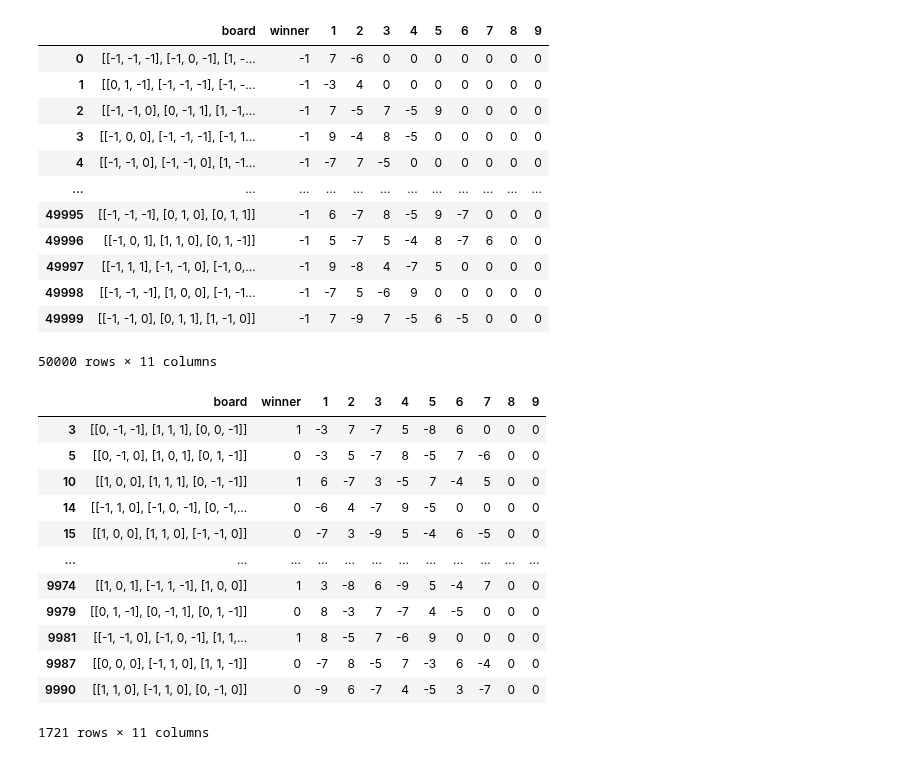
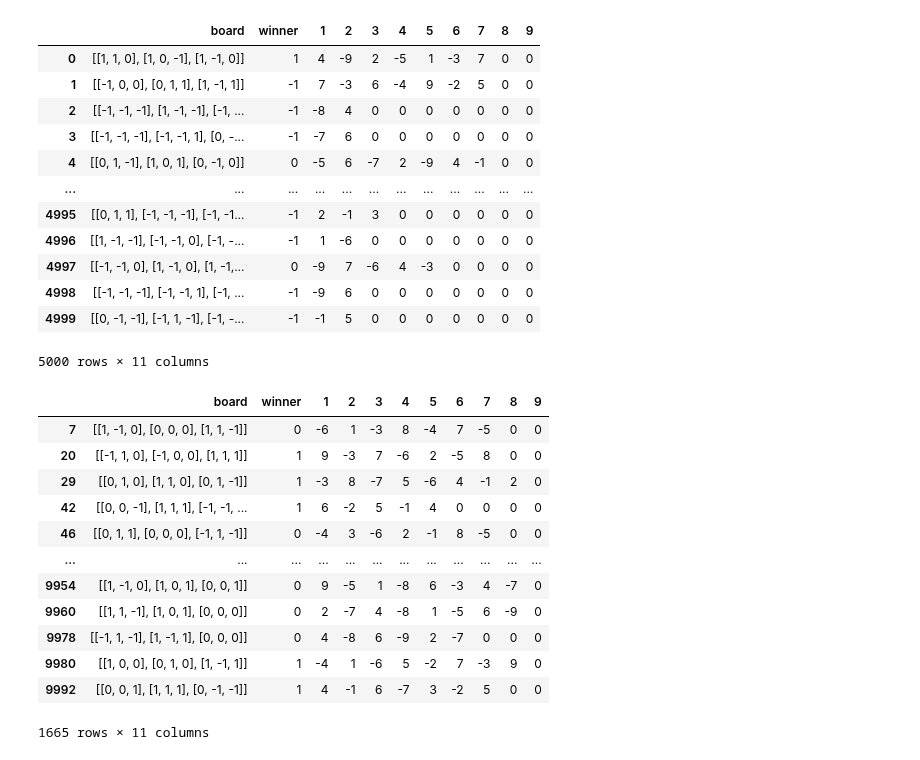
Before and after one commit to ScruffyTheMoose/TTT_ML, a Jupyter notebook: data/sample_generator.ipynb, the cells around one changed output. Saved outputs shown, nothing was run; the diff lists cells and outputs as text; code cells hidden in the pictures.

```diff
--- a/data/sample_generator.ipynb
+++ b/data/sample_generator.ipynb
@@ -5,36 +5,36 @@ sys.path.append('..')
 from TicTacToe import GameTools as gt
 import Sample
 # %%
-full_mixed_dataset = Sample.random_samples(n_samples=50000, save_file=True, directory="50k_mixed.csv")
+full_mixed_dataset = Sample.random_samples(n_samples=5000, save_file=True, directory="5k_mixed.csv")
 full_mixed_dataset
 # %% [output]
 |  | board | winner | 1 | 2 | 3 | 4 | 5 | 6 | 7 | 8 | 9 |
-| 0 | [[-1, -1, -1], [-1, 0, -1], [1, -... | -1 | 7 | -6 | 0 | 0 | 0 | 0 | 0 | 0 | 0 |
-| 1 | [[0, 1, -1], [-1, -1, -1], [-1, -... | -1 | -3 | 4 | 0 | 0 | 0 | 0 | 0 | 0 | 0 |
-| 2 | [[-1, -1, 0], [0, -1, 1], [1, -1,... | -1 | 7 | -5 | 7 | -5 | 9 | 0 | 0 | 0 | 0 |
-| 3 | [[-1, 0, 0], [-1, -1, -1], [-1, 1... | -1 | 9 | -4 | 8 | -5 | 0 | 0 | 0 | 0 | 0 |
-| 4 | [[-1, -1, 0], [-1, -1, 0], [1, -1... | -1 | -7 | 7 | -5 | 0 | 0 | 0 | 0 | 0 | 0 |
+| 0 | [[1, 1, 0], [1, 0, -1], [1, -1, 0]] | 1 | 4 | -9 | 2 | -5 | 1 | -3 | 7 | 0 | 0 |
+| 1 | [[-1, 0, 0], [0, 1, 1], [1, -1, 1]] | -1 | 7 | -3 | 6 | -4 | 9 | -2 | 5 | 0 | 0 |
+| 2 | [[-1, -1, -1], [1, -1, -1], [-1, ... | -1 | -8 | 4 | 0 | 0 | 0 | 0 | 0 | 0 | 0 |
+| 3 | [[-1, -1, -1], [-1, -1, 1], [0, -... | -1 | -7 | 6 | 0 | 0 | 0 | 0 | 0 | 0 | 0 |
+| 4 | [[0, 1, -1], [1, 0, 1], [0, -1, 0]] | 0 | -5 | 6 | -7 | 2 | -9 | 4 | -1 | 0 | 0 |
 | ... | ... | ... | ... | ... | ... | ... | ... | ... | ... | ... | ... |
-| 49995 | [[-1, -1, -1], [0, 1, 0], [0, 1, 1]] | -1 | 6 | -7 | 8 | -5 | 9 | -7 | 0 | 0 | 0 |
-| 49996 | [[-1, 0, 1], [1, 1, 0], [0, 1, -1]] | -1 | 5 | -7 | 5 | -4 | 8 | -7 | 6 | 0 | 0 |
-| 49997 | [[-1, 1, 1], [-1, -1, 0], [-1, 0,... | -1 | 9 | -8 | 4 | -7 | 5 | 0 | 0 | 0 | 0 |
-| 49998 | [[-1, -1, -1], [1, 0, 0], [-1, -1... | -1 | -7 | 5 | -6 | 9 | 0 | 0 | 0 | 0 | 0 |
-| 49999 | [[-1, -1, 0], [0, 1, 1], [1, -1, 0]] | -1 | 7 | -9 | 7 | -5 | 6 | -5 | 0 | 0 | 0 |
+| 4995 | [[0, 1, 1], [-1, -1, -1], [-1, -1... | -1 | 2 | -1 | 3 | 0 | 0 | 0 | 0 | 0 | 0 |
+| 4996 | [[1, -1, -1], [-1, -1, 0], [-1, -... | -1 | 1 | -6 | 0 | 0 | 0 | 0 | 0 | 0 | 0 |
+| 4997 | [[-1, -1, 0], [1, -1, 0], [1, -1,... | 0 | -9 | 7 | -6 | 4 | -3 | 0 | 0 | 0 | 0 |
+| 4998 | [[-1, -1, -1], [-1, -1, 1], [-1, ... | -1 | -9 | 6 | 0 | 0 | 0 | 0 | 0 | 0 | 0 |
+| 4999 | [[0, -1, -1], [-1, 1, -1], [-1, -... | -1 | -1 | 5 | 0 | 0 | 0 | 0 | 0 | 0 | 0 |
-50000 rows × 11 columns
+5000 rows × 11 columns
 # %%
 # checking to see how many compelte matches there are in the data -> 1637
 full_mixed_dataset.loc[full_mixed_dataset["winner"] != -1]
 # %% [output]
 |  | board | winner | 1 | 2 | 3 | 4 | 5 | 6 | 7 | 8 | 9 |
-| 3 | [[0, -1, -1], [1, 1, 1], [0, 0, -1]] | 1 | -3 | 7 | -7 | 5 | -8 | 6 | 0 | 0 | 0 |
-| 5 | [[0, -1, 0], [1, 0, 1], [0, 1, -1]] | 0 | -3 | 5 | -7 | 8 | -5 | 7 | -6 | 0 | 0 |
-| 10 | [[1, 0, 0], [1, 1, 1], [0, -1, -1]] | 1 | 6 | -7 | 3 | -5 | 7 | -4 | 5 | 0 | 0 |
-| 14 | [[-1, 1, 0], [-1, 0, -1], [0, -1,... | 0 | -6 | 4 | -7 | 9 | -5 | 0 | 0 | 0 | 0 |
-| 15 | [[1, 0, 0], [1, 1, 0], [-1, -1, 0]] | 0 | -7 | 3 | -9 | 5 | -4 | 6 | -5 | 0 | 0 |
+| 7 | [[1, -1, 0], [0, 0, 0], [1, 1, -1]] | 0 | -6 | 1 | -3 | 8 | -4 | 7 | -5 | 0 | 0 |
+| 20 | [[-1, 1, 0], [-1, 0, 0], [1, 1, 1]] | 1 | 9 | -3 | 7 | -6 | 2 | -5 | 8 | 0 | 0 |
+| 29 | [[0, 1, 0], [1, 1, 0], [0, 1, -1]] | 1 | -3 | 8 | -7 | 5 | -6 | 4 | -1 | 2 | 0 |
+| 42 | [[0, 0, -1], [1, 1, 1], [-1, -1, ... | 1 | 6 | -2 | 5 | -1 | 4 | 0 | 0 | 0 | 0 |
+| 46 | [[0, 1, 1], [0, 0, 0], [-1, 1, -1]] | 0 | -4 | 3 | -6 | 2 | -1 | 8 | -5 | 0 | 0 |
 | ... | ... | ... | ... | ... | ... | ... | ... | ... | ... | ... | ... |
-| 9974 | [[1, 0, 1], [-1, 1, -1], [1, 0, 0]] | 1 | 3 | -8 | 6 | -9 | 5 | -4 | 7 | 0 | 0 |
-| 9979 | [[0, 1, -1], [0, -1, 1], [0, 1, -1]] | 0 | 8 | -3 | 7 | -7 | 4 | -5 | 0 | 0 | 0 |
-| 9981 | [[-1, -1, 0], [-1, 0, -1], [1, 1,... | 1 | 8 | -5 | 7 | -6 | 9 | 0 | 0 | 0 | 0 |
-| 9987 | [[0, 0, 0], [-1, 1, 0], [1, 1, -1]] | 0 | -7 | 8 | -5 | 7 | -3 | 6 | -4 | 0 | 0 |
-| 9990 | [[1, 1, 0], [-1, 1, 0], [0, -1, 0]] | 0 | -9 | 6 | -7 | 4 | -5 | 3 | -7 | 0 | 0 |
+| 9954 | [[1, -1, 0], [1, 0, 1], [0, 0, 1]] | 0 | 9 | -5 | 1 | -8 | 6 | -3 | 4 | -7 | 0 |
+| 9960 | [[1, 1, -1], [1, 0, 1], [0, 0, 0]] | 0 | 2 | -7 | 4 | -8 | 1 | -5 | 6 | -9 | 0 |
+| 9978 | [[-1, 1, -1], [1, -1, 1], [0, 0, 0]] | 0 | 4 | -8 | 6 | -9 | 2 | -7 | 0 | 0 | 0 |
+| 9980 | [[1, 0, 0], [0, 1, 0], [1, -1, 1]] | 1 | -4 | 1 | -6 | 5 | -2 | 7 | -3 | 9 | 0 |
+| 9992 | [[0, 0, 1], [1, 1, 1], [0, -1, -1]] | 1 | 4 | -1 | 6 | -7 | 3 | -2 | 5 | 0 | 0 |
-1721 rows × 11 columns
+1665 rows × 11 columns
```
Also changed, not shown: 10 other files.
